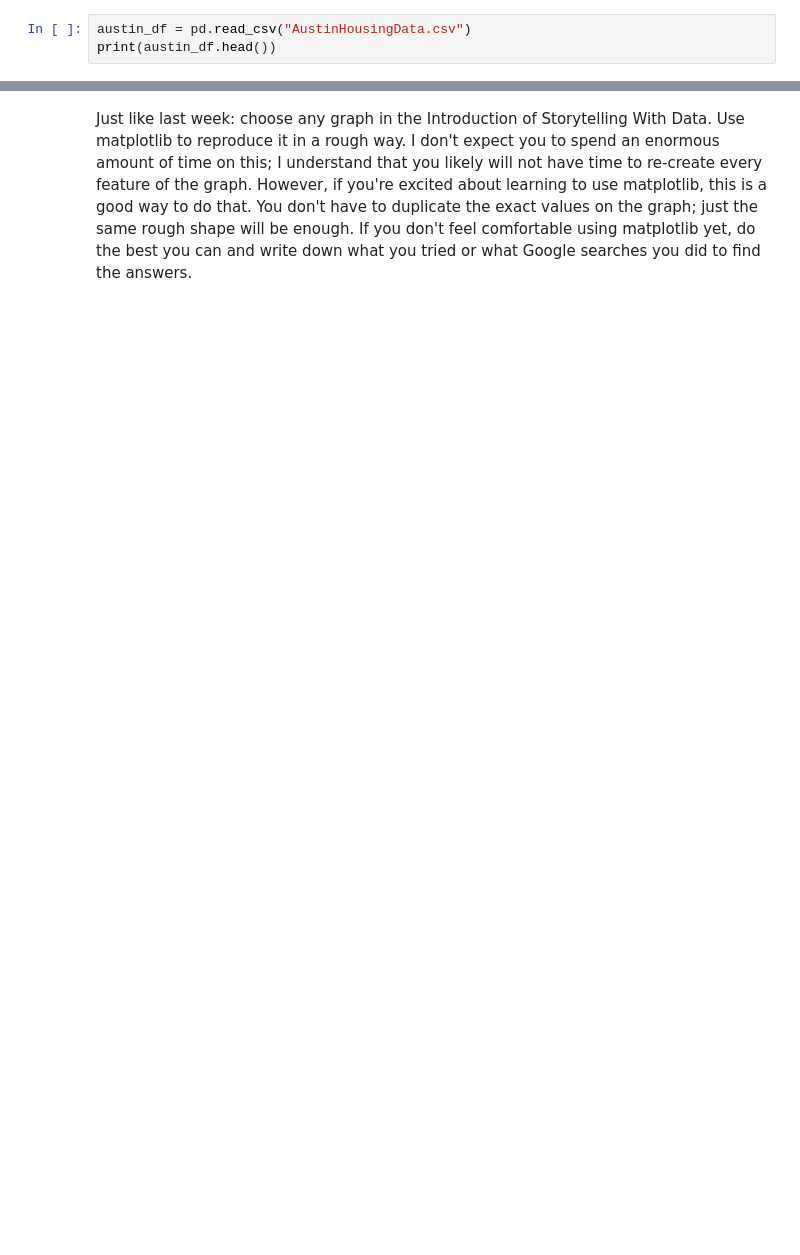
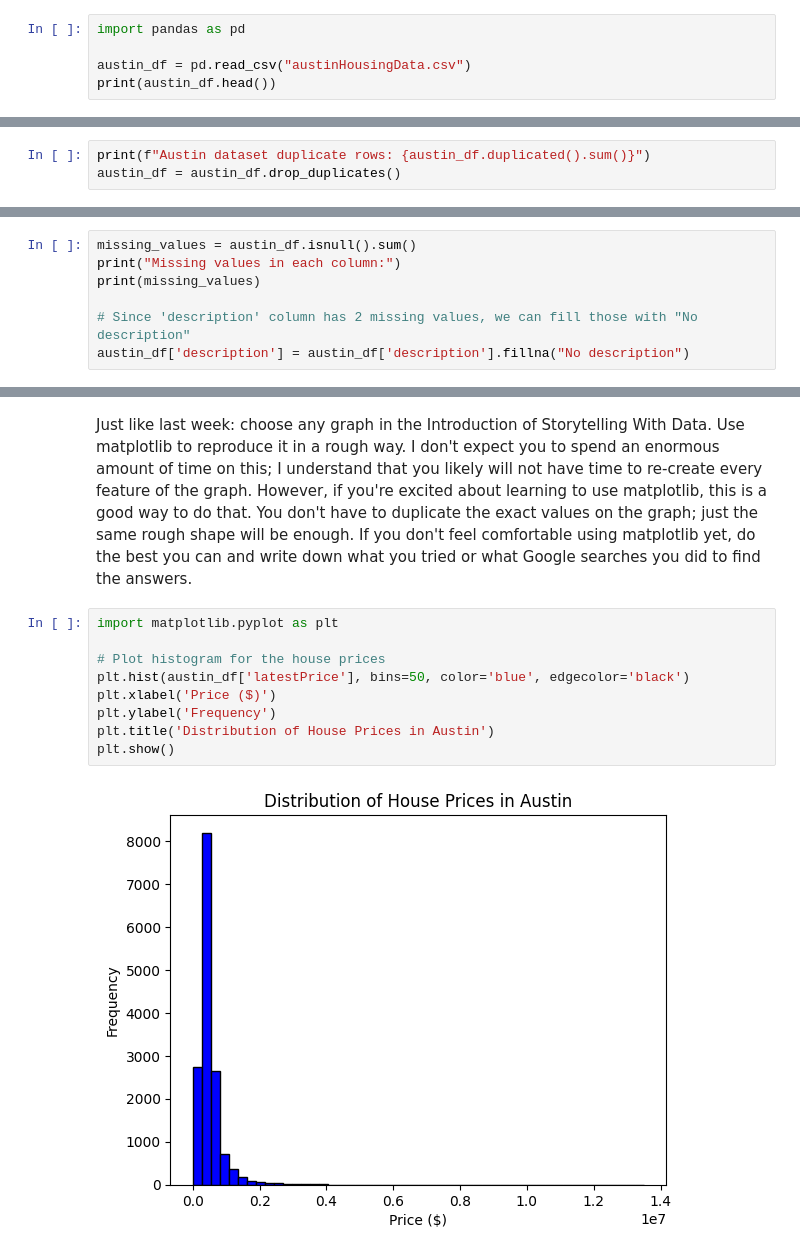
Before and after one commit to m-nowrin/AI-for-leader-sem-2, a Jupyter notebook: OMDS-ModB2-Week2-Mustary-Nowrin.ipynb, the cells around one changed output, grey strips where cells are left out. Cells and saved outputs as stored; diff of their text form; blank space fills up the shorter version.

```diff
--- a/OMDS-ModB2-Week2-Mustary-Nowrin.ipynb
+++ b/OMDS-ModB2-Week2-Mustary-Nowrin.ipynb
@@ -63,6 +63,8 @@ This week, you will do the same types of exercises as last week, but you should
 
 - Is there any class imbalance?  (Categories that have many more items than other categories).
 # %%
-austin_df = pd.read_csv("AustinHousingData.csv")
+import pandas as pd
+
+austin_df = pd.read_csv("austinHousingData.csv")
 print(austin_df.head())
 # %% [output]
@@ -71,0 +109,3 @@ FileNotFoundError: [Errno 2] No such file or directory: 'AustinHousingData.csv'
+# %%
+print(f"Austin dataset duplicate rows: {austin_df.duplicated().sum()}")
+austin_df = austin_df.drop_duplicates()
@@ -71,0 +114,7 @@ FileNotFoundError: [Errno 2] No such file or directory: 'AustinHousingData.csv'
+# %%
+missing_values = austin_df.isnull().sum()
+print("Missing values in each column:")
+print(missing_values)
+
+# Since 'description' column has 2 missing values, we can fill those with "No description"
+austin_df['description'] = austin_df['description'].fillna("No description")
@@ -72,2 +213,13 @@ FileNotFoundError: [Errno 2] No such file or directory: 'AustinHousingData.csv'
 # %% [markdown]
 Just like last week: choose any graph in the Introduction of Storytelling With Data. Use matplotlib to reproduce it in a rough way. I don't expect you to spend an enormous amount of time on this; I understand that you likely will not have time to re-create every feature of the graph. However, if you're excited about learning to use matplotlib, this is a good way to do that. You don't have to duplicate the exact values on the graph; just the same rough shape will be enough.  If you don't feel comfortable using matplotlib yet, do the best you can and write down what you tried or what Google searches you did to find the answers.
+# %%
+import matplotlib.pyplot as plt
+
+# Plot histogram for the house prices
+plt.hist(austin_df['latestPrice'], bins=50, color='blue', edgecolor='black')
+plt.xlabel('Price ($)')
+plt.ylabel('Frequency')
+plt.title('Distribution of House Prices in Austin')
+plt.show()
+# %% [output]
+[figure, added]
```
Also changed, not shown: parts of 10 cells of this notebook.
